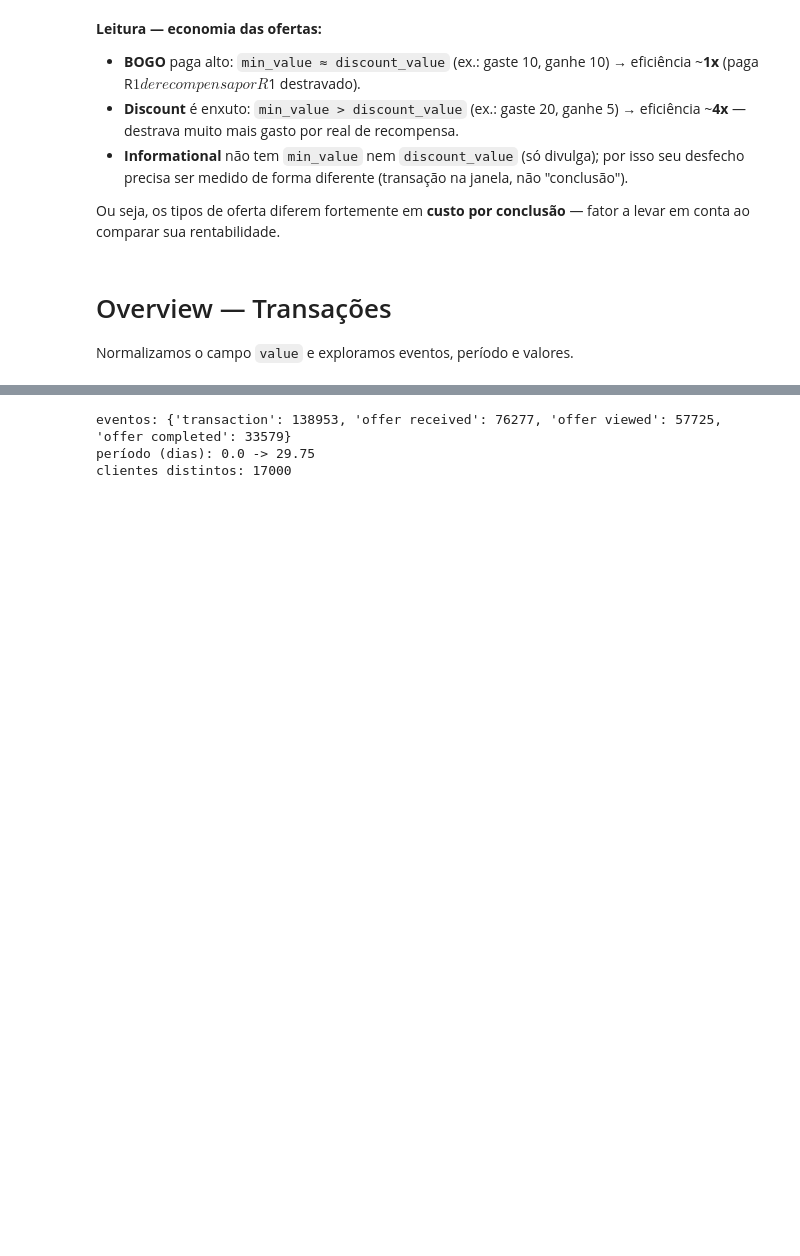
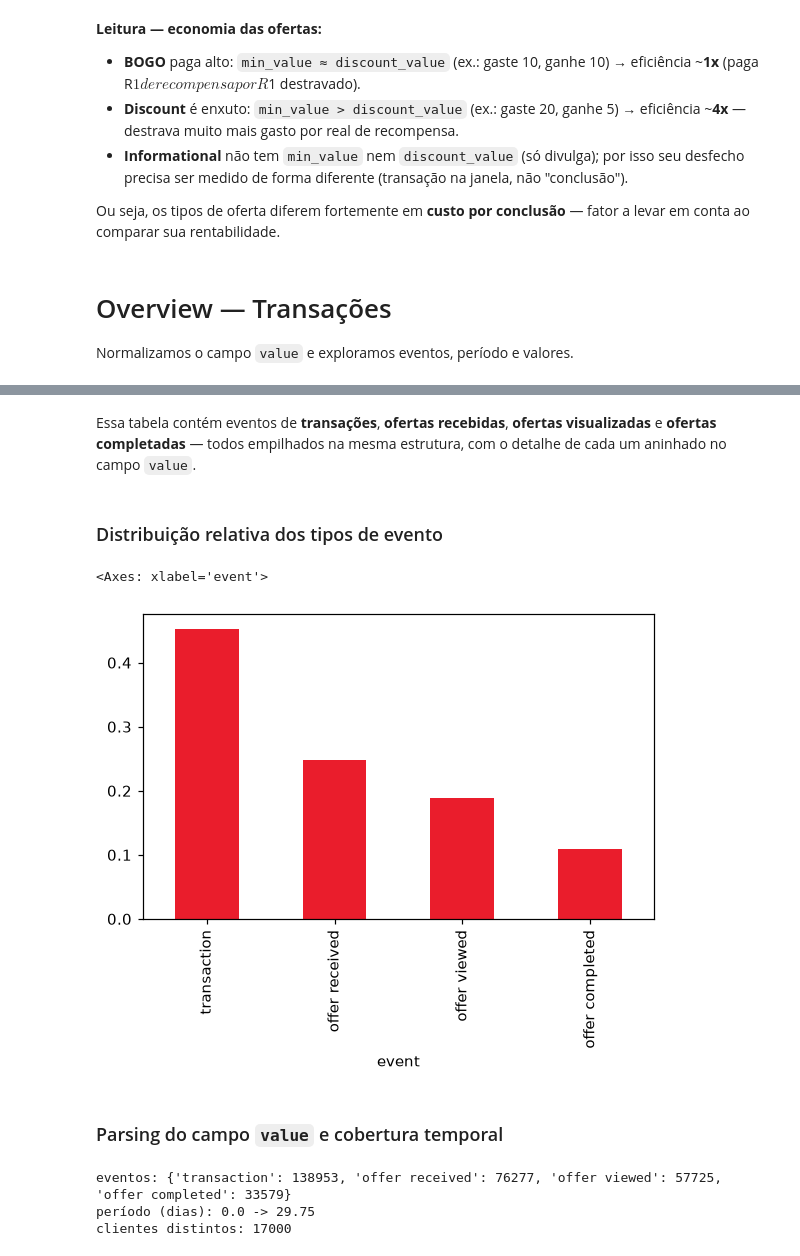
Before and after one commit to velosomn/ifood-case, a Jupyter notebook: notebooks/0_eda.ipynb, the cells around one changed output, grey strips where cells are left out. Drawn from its saved outputs; the diff is of its cells as text; code cells hidden in the pictures; blank space fills up the shorter version.

```diff
--- a/notebooks/0_eda.ipynb
+++ b/notebooks/0_eda.ipynb
@@ -619,3 +628,16 @@ Normalizamos o campo `value` e exploramos eventos, período e valores.
+# %% [markdown]
+Essa tabela contém eventos de **transações**, **ofertas recebidas**, **ofertas
+visualizadas** e **ofertas completadas** — todos empilhados na mesma estrutura, com
+o detalhe de cada um aninhado no campo `value`.
+# %% [markdown]
+### Distribuição relativa dos tipos de evento
+# %%
+tx.event.value_counts(normalize=True).plot.bar(color=IFOOD_RED, figsize=(6,3.6))
+# %% [output]
+<Axes: xlabel='event'>
+[figure, added]
+# %% [markdown]
+### Parsing do campo `value` e cobertura temporal
 # %%
 tx['offer_id'] = tx['value'].apply(lambda d: d.get('offer id') or d.get('offer_id'))
 tx['amount'] = tx['value'].apply(lambda d: d.get('amount'))
```
Also changed, not shown: parts of 2 cells of this notebook, 1 other file.
